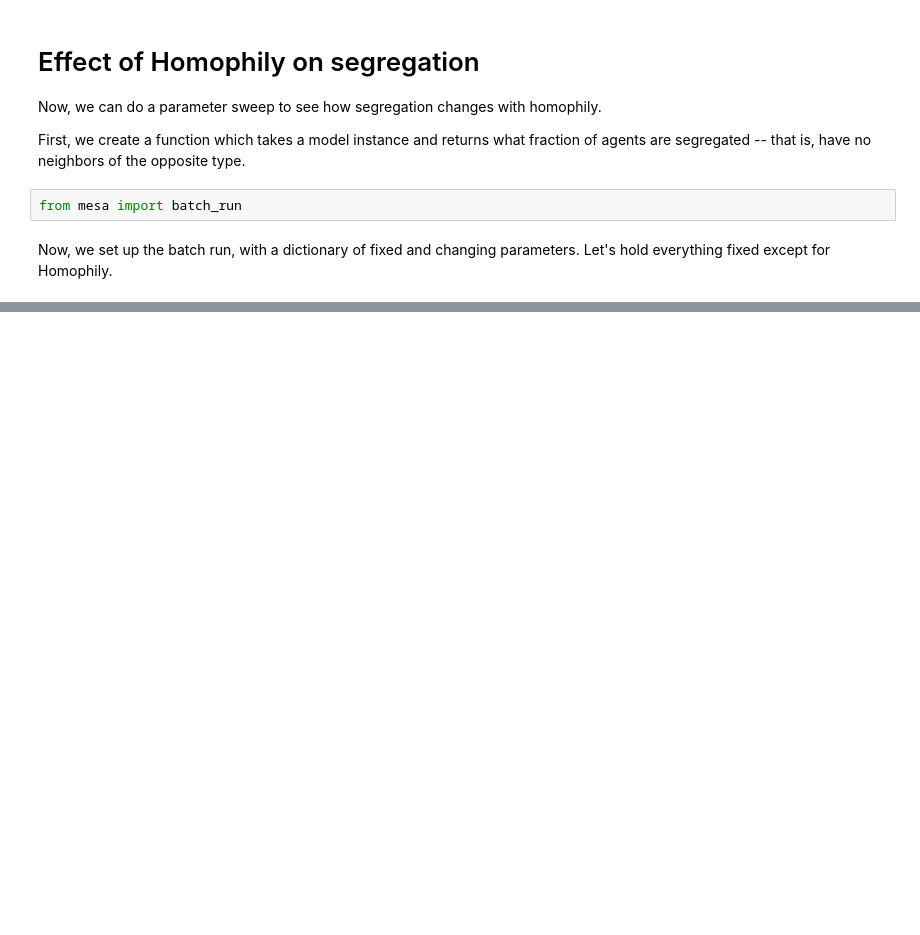
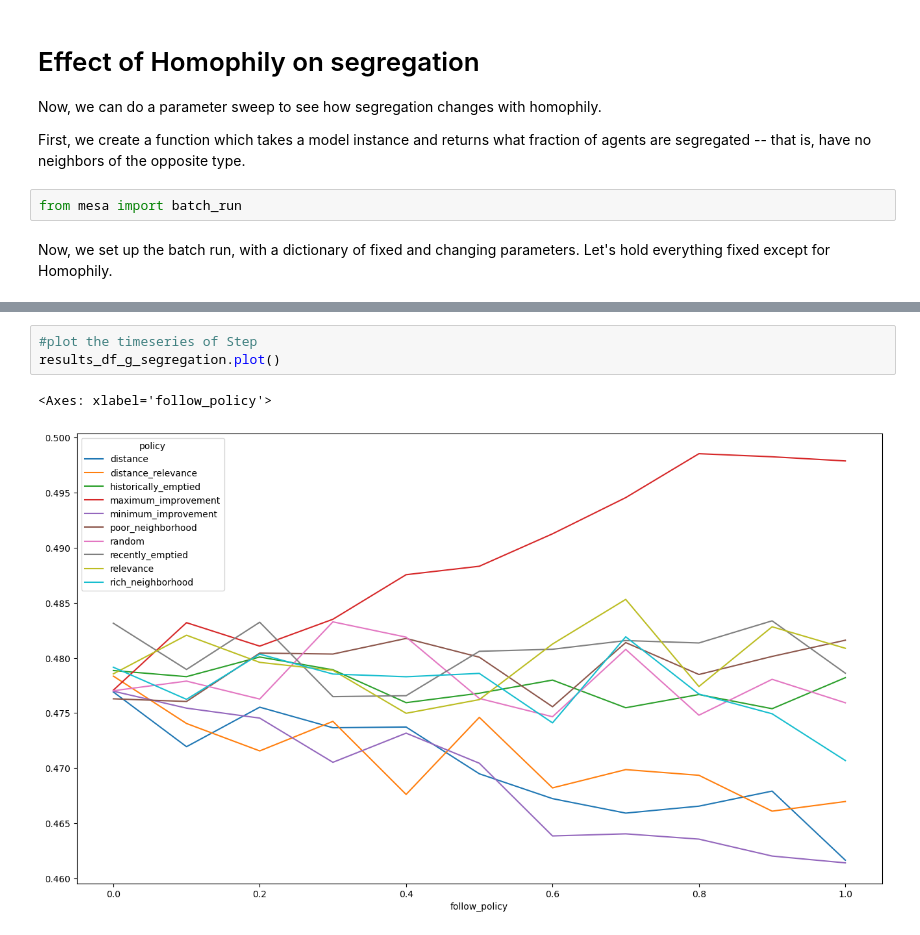
Before and after one commit to mauruscz/RS-chelling, a Jupyter notebook: analysis.ipynb, the cells around one changed output, grey strips where cells are left out. Cells and saved outputs as stored; diff of their text form; blank space fills up the shorter version.

```diff
--- a/analysis.ipynb
+++ b/analysis.ipynb
@@ -200,0 +185,6 @@ round(a, 2)
+# %%
+#plot the timeseries of Step
+results_df_g_segregation.plot()
+# %% [output]
+<Axes: xlabel='follow_policy'>
+[figure, added]
```
Also changed, not shown: parts of 23 cells of this notebook, 4 other files.
